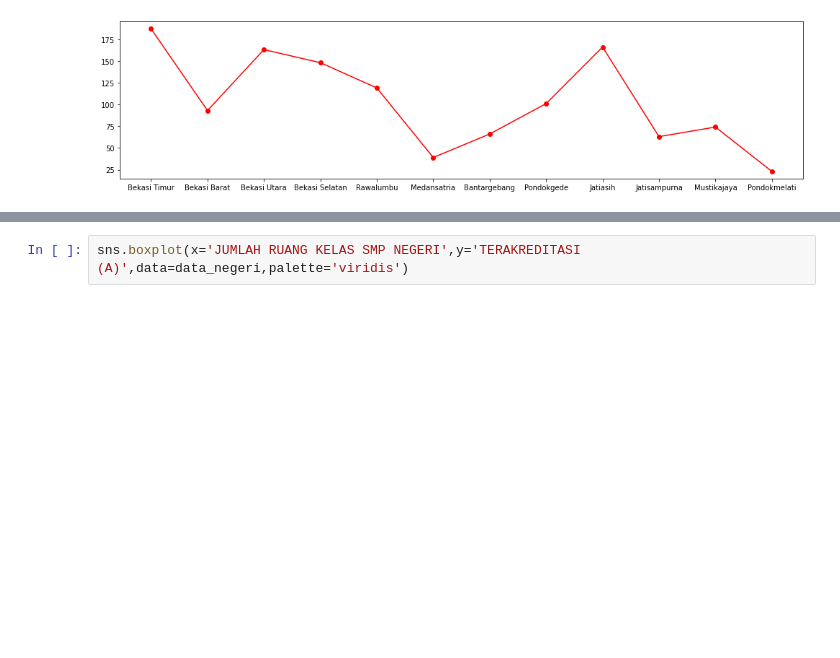
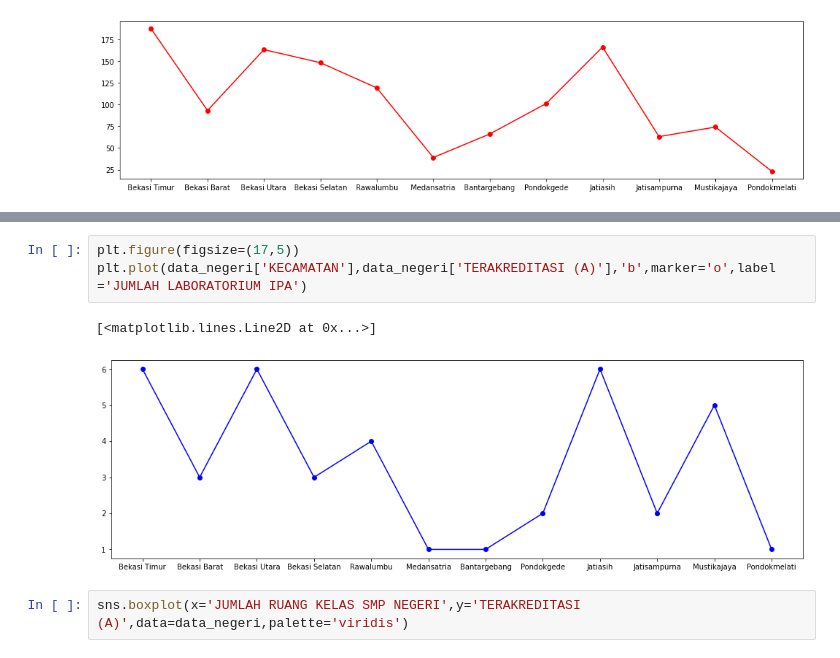
Before and after one commit to syahruaru/Visualization-data-pendidikan-bekasi, a Jupyter notebook: Bekasi Education Visualization SMP.ipynb, the cells around one changed output, grey strips where cells are left out. Cells and saved outputs as stored; diff of their text form; blank space fills up the shorter version.

```diff
--- a/Bekasi Education Visualization SMP.ipynb
+++ b/Bekasi Education Visualization SMP.ipynb
@@ -296,3 +305,9 @@ plt.plot(data_negeri['KECAMATAN'],data_negeri['JUMLAH RUANG KELAS SMP NEGERI'],'
+# %%
+plt.figure(figsize=(17,5))
+plt.plot(data_negeri['KECAMATAN'],data_negeri['TERAKREDITASI (A)'],'b',marker='o',label ='JUMLAH LABORATORIUM IPA')
+# %% [output]
+[<matplotlib.lines.Line2D at 0x...>]
+[figure, added]
 # %%
 sns.boxplot(x='JUMLAH RUANG KELAS SMP NEGERI',y='TERAKREDITASI (A)',data=data_negeri,palette='viridis')
 # %% [output]
```
Also changed, not shown: parts of 4 cells of this notebook.
